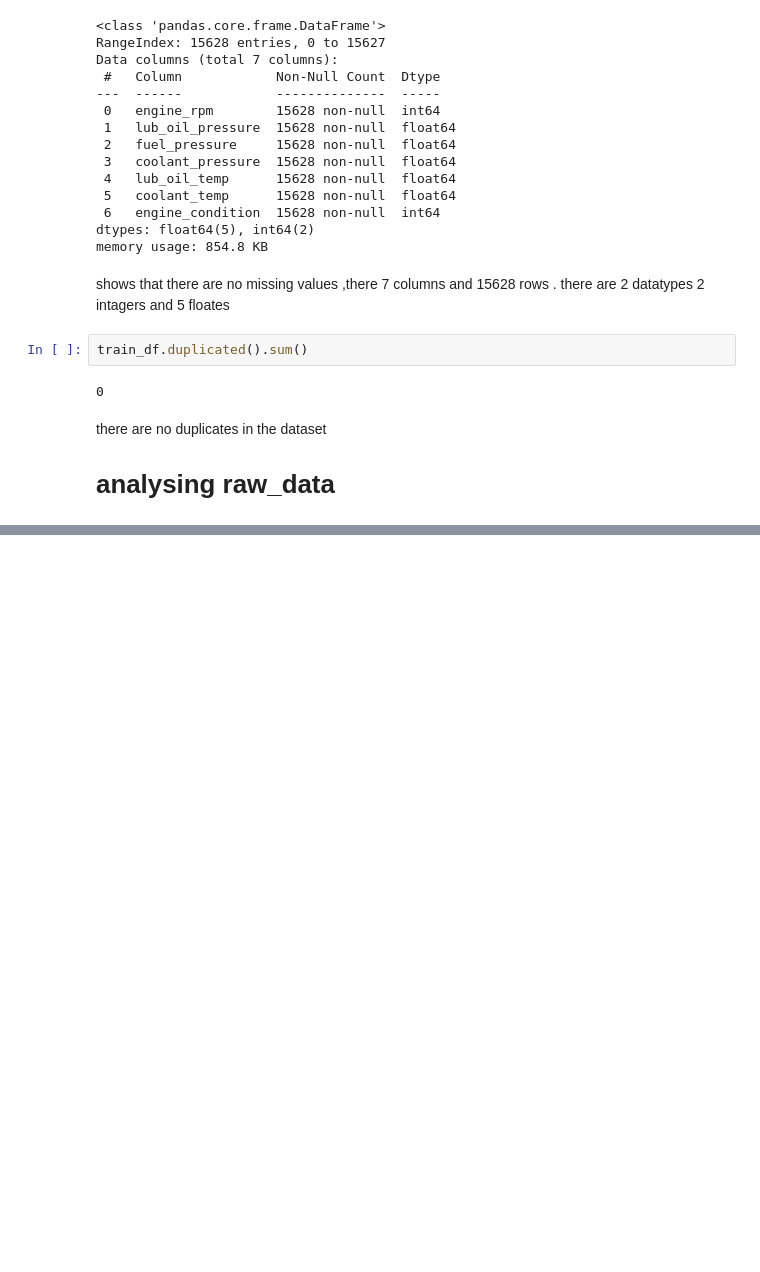
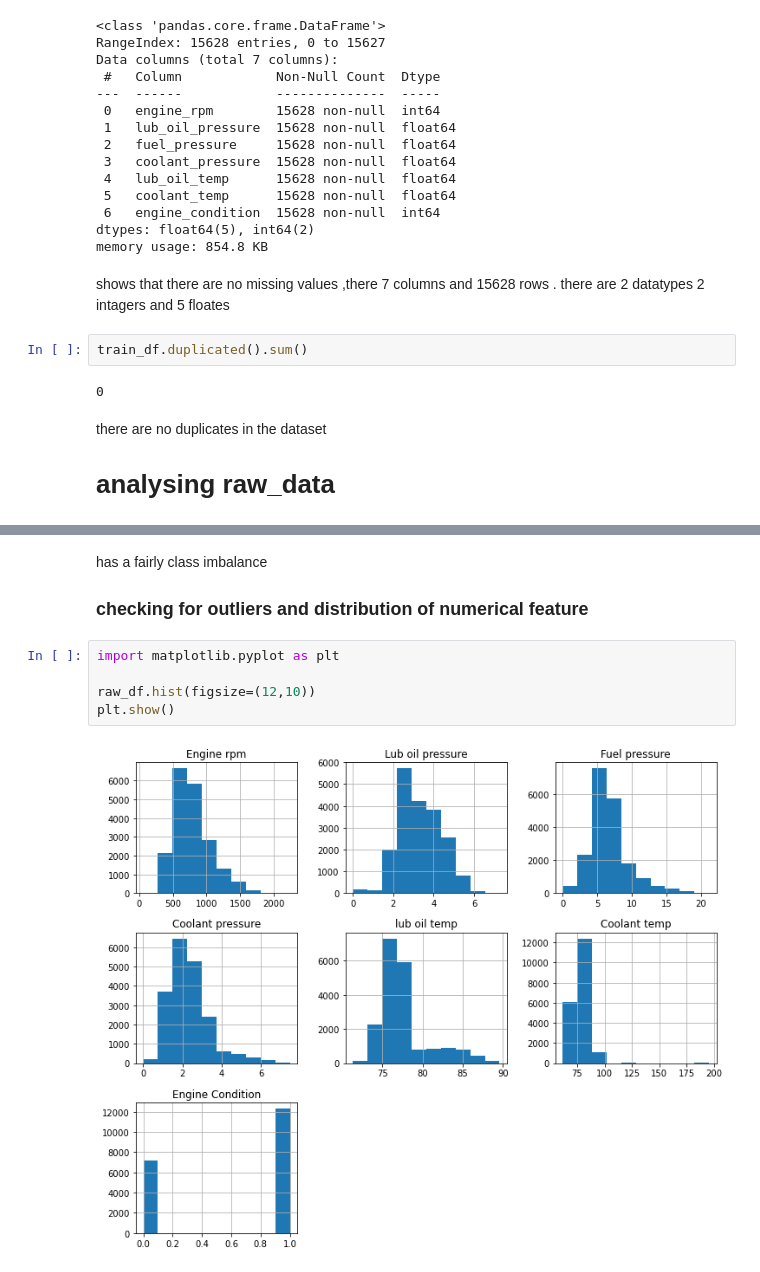
Before and after one commit to Benbellah-Owino/capstone-group3-karu, a Jupyter notebook: notebooks/keziah.ipynb, the cells around one changed output, grey strips where cells are left out. Cells and saved outputs as stored; diff of their text form; blank space fills up the shorter version.

```diff
--- a/notebooks/keziah.ipynb
+++ b/notebooks/keziah.ipynb
@@ -153,0 +161,10 @@ there are no duplicates in the dataset
+# %% [markdown]
+has a fairly class imbalance
+### checking for outliers and distribution of numerical feature
+# %%
+import matplotlib.pyplot as plt
+
+raw_df.hist(figsize=(12,10))
+plt.show()
+# %% [output]
+[figure, added]
```
Also changed, not shown: parts of 7 cells of this notebook.
